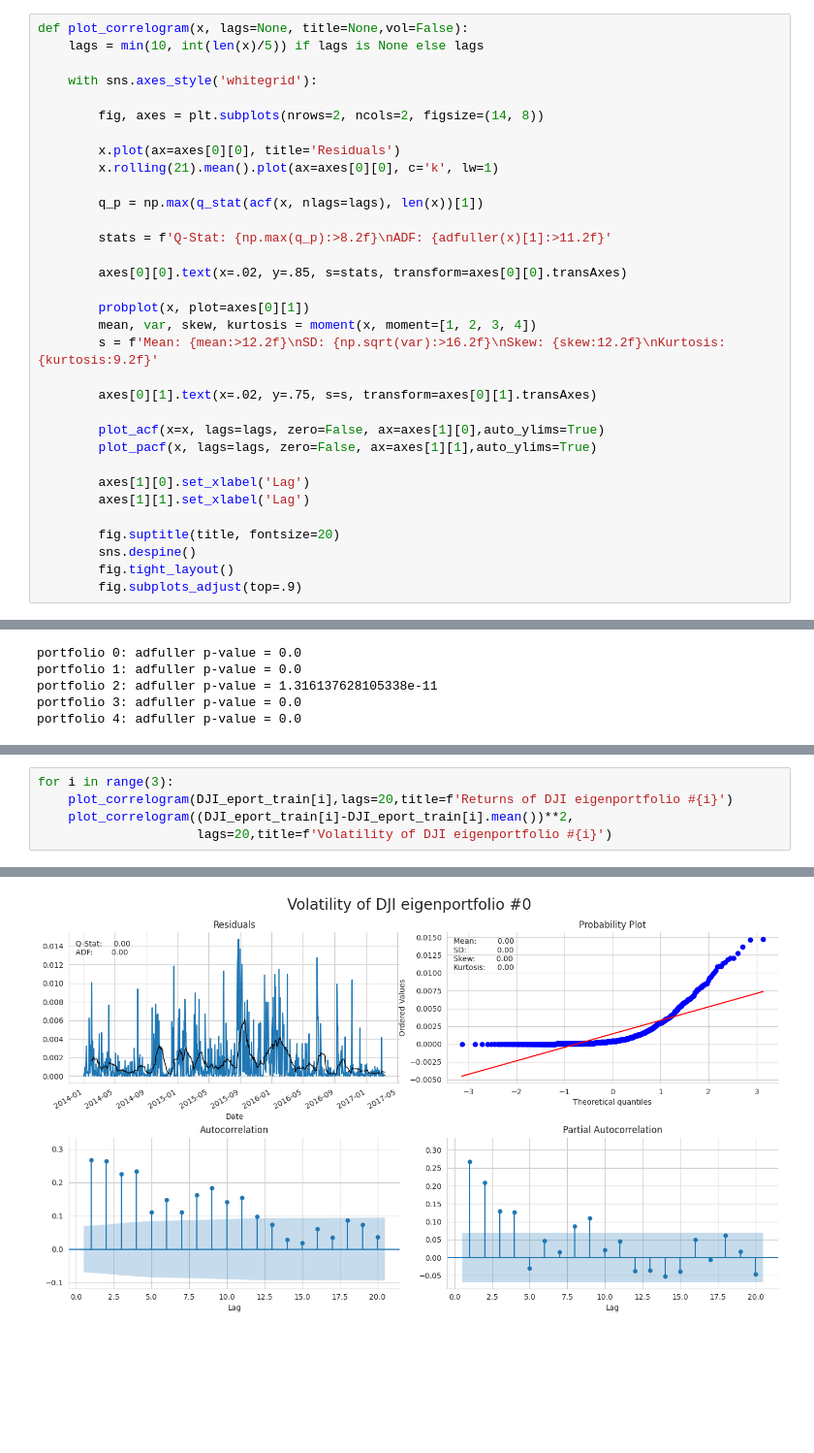
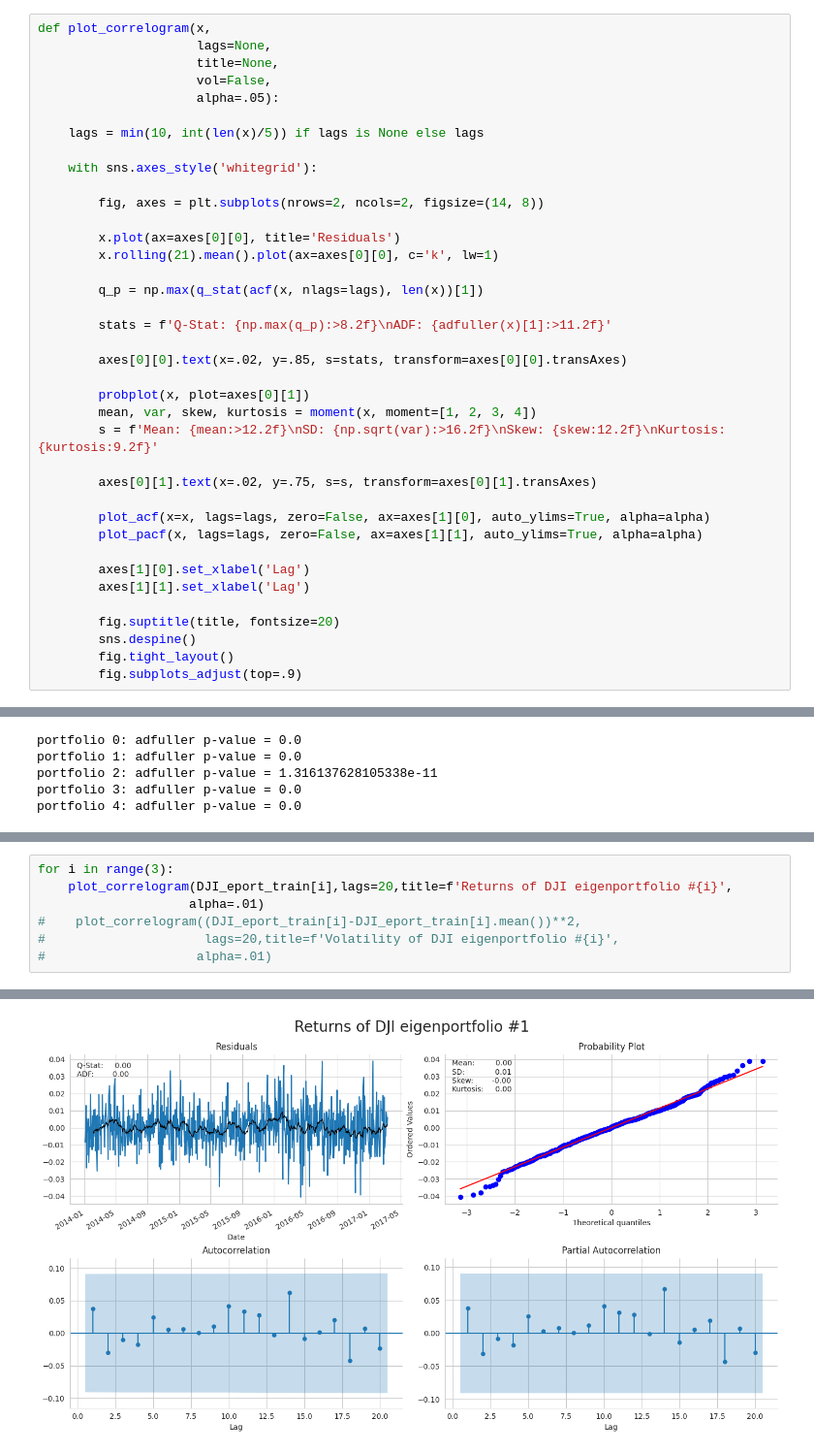
Before and after one commit to david-meltzer/ML_finance, a Jupyter notebook: personal/Eigenportfolios.ipynb, the cells around one changed output, grey strips where cells are left out. Shown at 97% size. Cells and saved outputs as stored; diff of their text form; blank space fills up the shorter version.

```diff
--- a/personal/Eigenportfolios.ipynb
+++ b/personal/Eigenportfolios.ipynb
@@ -671,5 +669,10 @@ from numpy.linalg import LinAlgError
 # %%
-def plot_correlogram(x, lags=None, title=None,vol=False):
+def plot_correlogram(x,
+                     lags=None,
+                     title=None,
+                     vol=False,
+                     alpha=.05):
+
     lags = min(10, int(len(x)/5)) if lags is None else lags
 
     with sns.axes_style('whitegrid'):
@@ -691,8 +694,8 @@ def plot_correlogram(x, lags=None, title=None,vol=False):
 
         axes[0][1].text(x=.02, y=.75, s=s, transform=axes[0][1].transAxes)
 
-        plot_acf(x=x, lags=lags, zero=False, ax=axes[1][0],auto_ylims=True)
-        plot_pacf(x, lags=lags, zero=False, ax=axes[1][1],auto_ylims=True)
+        plot_acf(x=x, lags=lags, zero=False, ax=axes[1][0], auto_ylims=True, alpha=alpha)
+        plot_pacf(x, lags=lags, zero=False, ax=axes[1][1], auto_ylims=True, alpha=alpha)
 
         axes[1][0].set_xlabel('Lag')
         axes[1][1].set_xlabel('Lag')
@@ -716,6 +718,8 @@ warnings.filterwarnings('ignore')
 # %%
 for i in range(3):
-    plot_correlogram(DJI_eport_train[i],lags=20,title=f'Returns of DJI eigenportfolio #{i}')
-    plot_correlogram((DJI_eport_train[i]-DJI_eport_train[i].mean())**2,
-                     lags=20,title=f'Volatility of DJI eigenportfolio #{i}')
+    plot_correlogram(DJI_eport_train[i],lags=20,title=f'Returns of DJI eigenportfolio #{i}',
+                    alpha=.01)
+#    plot_correlogram((DJI_eport_train[i]-DJI_eport_train[i].mean())**2,
+#                     lags=20,title=f'Volatility of DJI eigenportfolio #{i}',
+#                    alpha=.01)
 # %% [output]
@@ -723 +727 @@ for i in range(3):
-[figure, old version]
+[figure, new version]
```
Also changed, not shown: parts of 34 cells of this notebook, 6 other files.
